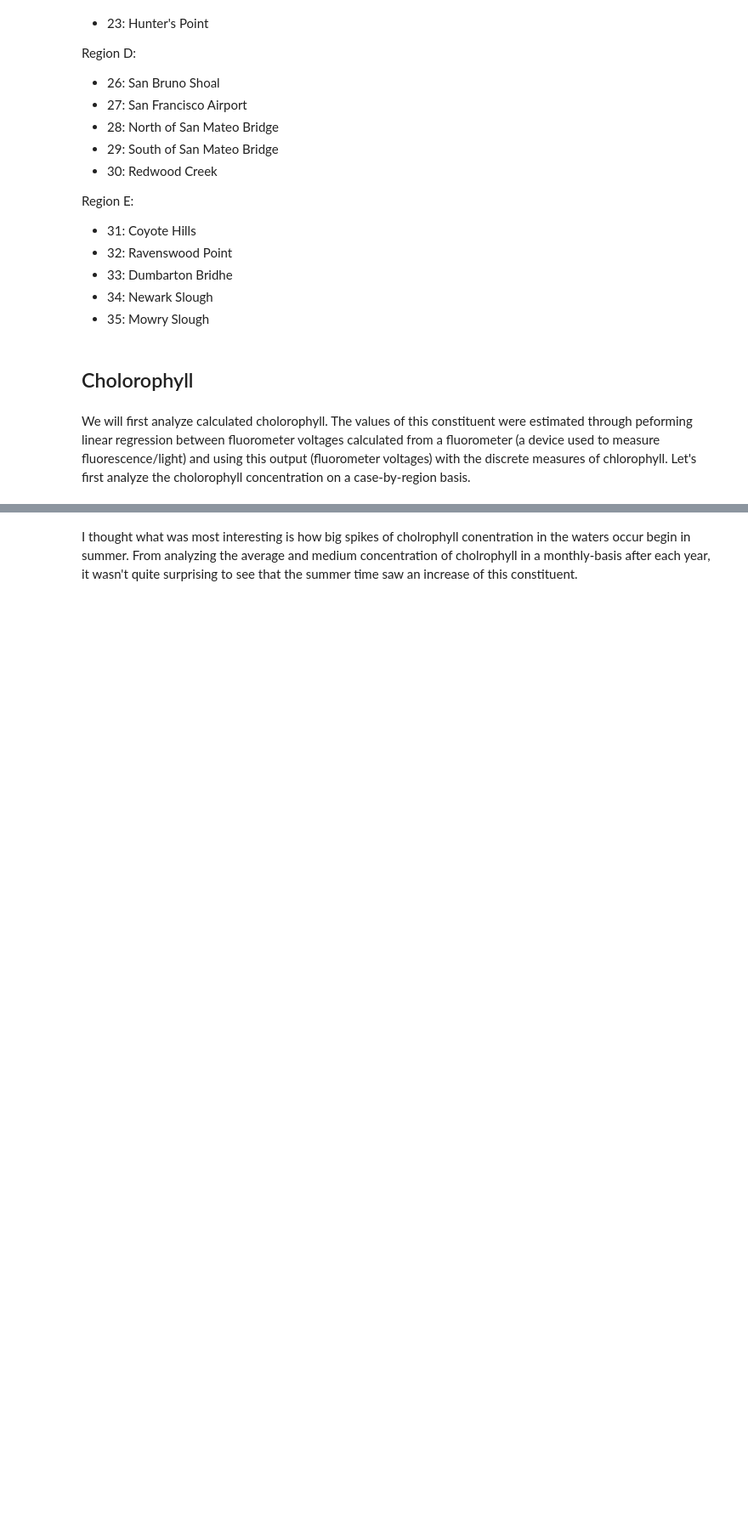
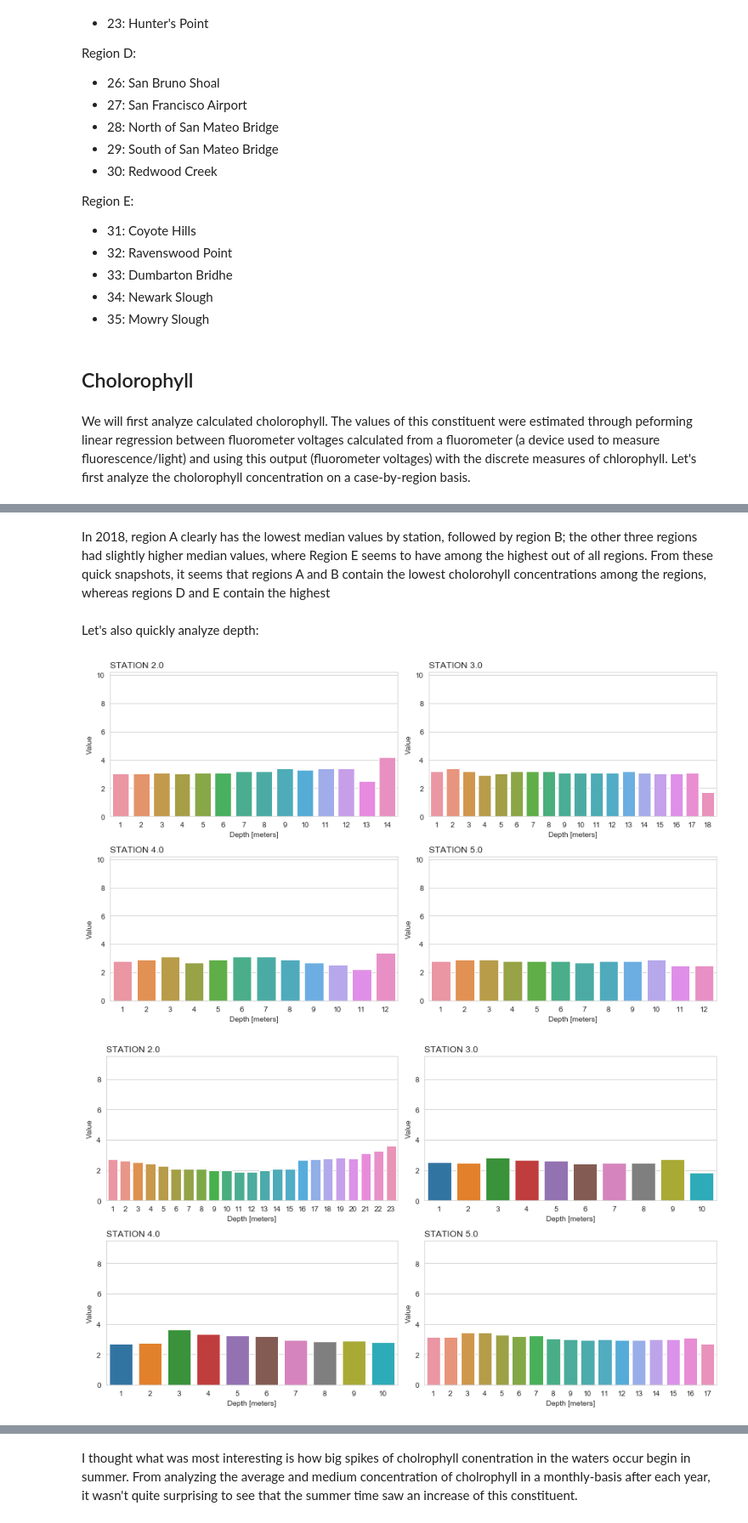
Before and after one commit to xbriandavid/bayareaWater, a Jupyter notebook: analysis.ipynb, the cells around one changed output, grey strips where cells are left out. Shown at 85% size. Cells and saved outputs as stored; diff of their text form; code cells hidden in the pictures; blank space fills up the shorter version.

```diff
--- a/analysis.ipynb
+++ b/analysis.ipynb
@@ -88,0 +101,5 @@ stationSwarmPlot(year2018, [3.0, 4.0, 5.0, 6.0, 7.0], chloro)
+# %%
+for region in [regionA, regionB, regionC, regionD, regionE]:
+    for station in region:
+        print("Median: " + str(year2018.get_group((station, chloro))['Value'].median()) + ", " + "Max: " +str(year2018.get_group((station, chloro))['Value'].max()))
+    print("\n")
@@ -88,0 +124,11 @@ stationSwarmPlot(year2018, [3.0, 4.0, 5.0, 6.0, 7.0], chloro)
+# %% [markdown]
+In 2018, region A clearly has the lowest median values by station, followed by region B; the other three regions had slightly higher median values, where Region E seems to have among the highest out of all regions. From these quick snapshots, it seems that regions A and B contain the lowest cholorohyll concentrations among the regions, whereas regions D and E contain the highest
+# %% [markdown]
+Let's also quickly analyze depth:
+# %%
+from analysisMethods import stationDepthPlots
+for region in [regionA, regionB, regionC, regionD, regionE]:
+    stationDepthPlots(year2018, region, chloro)
+# %% [output]
+[figure, added]
+[figure, added]
```
Also changed, not shown: parts of 17 cells of this notebook.
